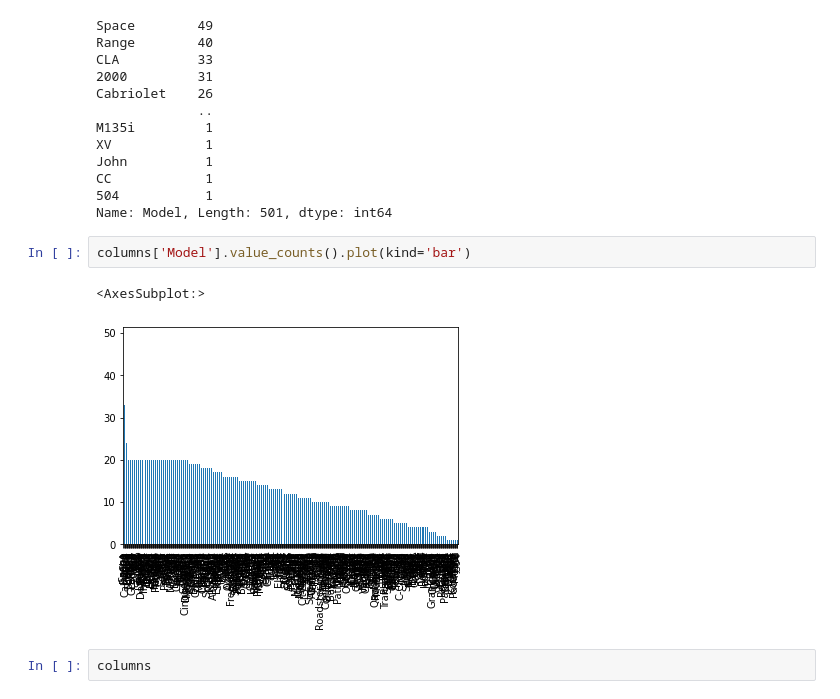
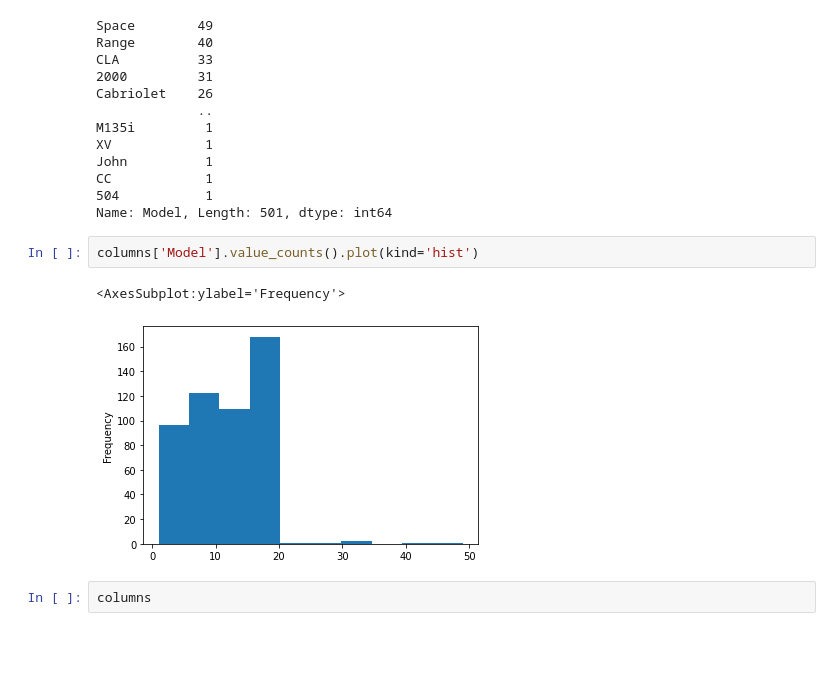
Before and after one commit to k078/DATASCIENCE-2.3, a Jupyter notebook: DS Assignment 6.ipynb, the cells around one changed output. Drawn from its saved outputs; the diff is of its cells as text; blank space fills up the shorter version.

```diff
--- a/DS Assignment 6.ipynb
+++ b/DS Assignment 6.ipynb
@@ -141,10 +141,10 @@ CC            1
 504           1
 Name: Model, Length: 501, dtype: int64
 # %%
-columns['Model'].value_counts().plot(kind='bar')
+columns['Model'].value_counts().plot(kind='hist')
 # %% [output]
-<AxesSubplot:>
+<AxesSubplot:ylabel='Frequency'>
-[figure, old version]
+[figure, new version]
 # %%
 columns
 # %% [output]
```
Also changed, not shown: parts of 2 cells of this notebook, 4 other files.
